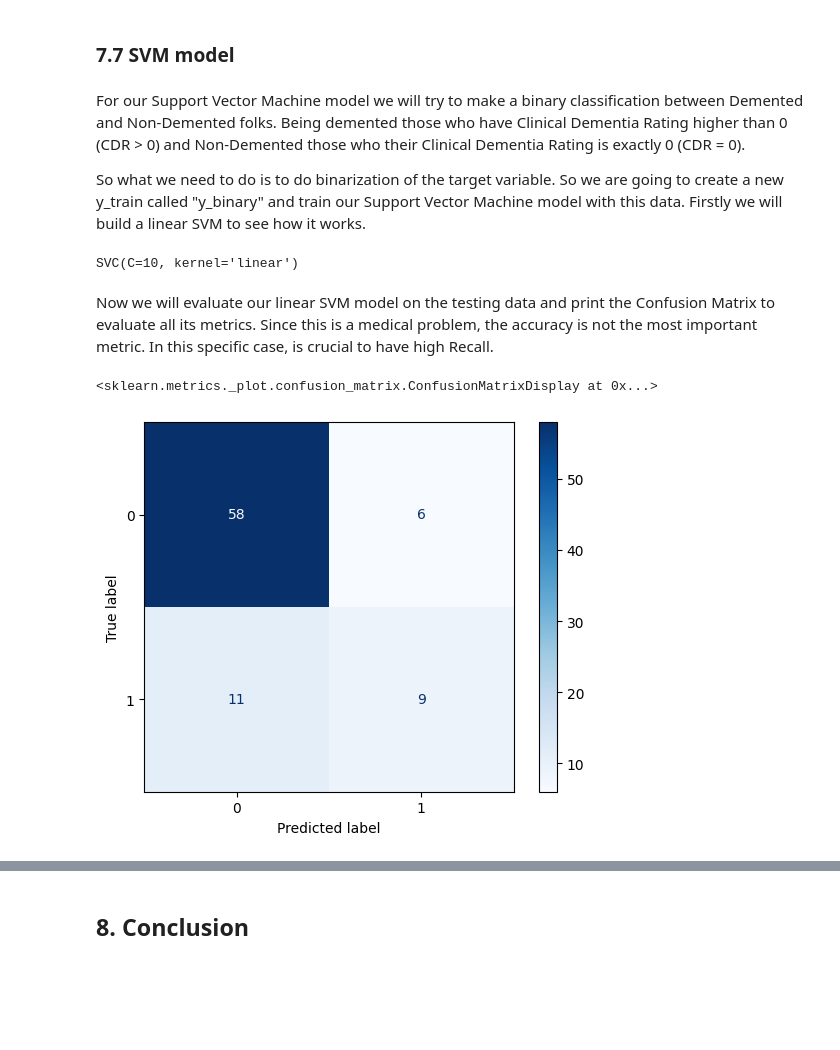
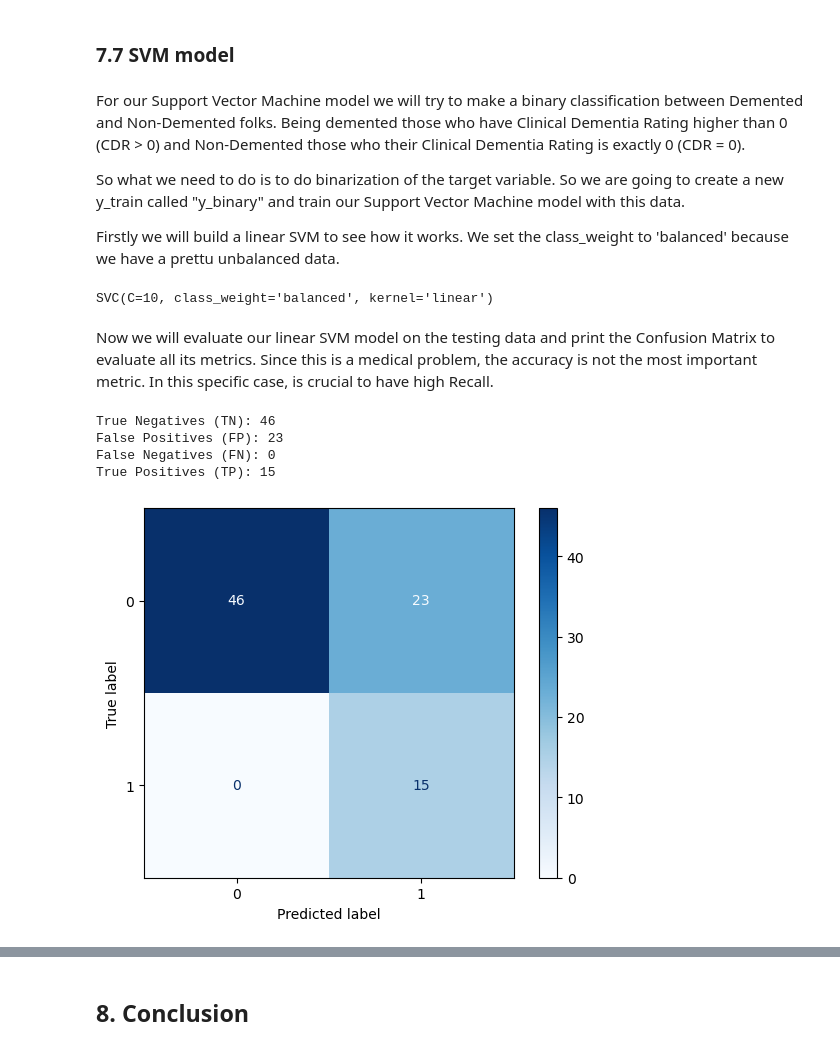
Before and after one commit to Carlos-PC05/FinalProjectCS-362, a Jupyter notebook: FinalReport_SP26_RV_PC_MASTERFILE.ipynb, the cells around one changed output, grey strips where cells are left out. Drawn from its saved outputs; the diff is of its cells as text; code cells hidden in the pictures; blank space fills up the shorter version.

Commit message:
linear SVM finished

```diff
--- a/FinalReport_SP26_RV_PC_MASTERFILE.ipynb
+++ b/FinalReport_SP26_RV_PC_MASTERFILE.ipynb
@@ -1653,29 +1656,42 @@ Overall, the Random Forest is the stronger classifier between the two. Its ensem
 For our Support Vector Machine model we will try to make a binary classification between Demented and Non-Demented folks. Being demented those who have Clinical Dementia Rating higher than 0 (CDR > 0) and Non-Demented those who their Clinical Dementia Rating is exactly 0 (CDR = 0).
 
 So what we need to do is to do binarization of the target variable. So we are going to create a new y_train called "y_binary" and train our Support Vector Machine model with this data.
-Firstly we will build a linear SVM to see how it works.
+
+Firstly we will build a linear SVM to see how it works. We set the class_weight to 'balanced' because we have a prettu unbalanced data.
 # %%
 #Creating y_binary with the new Demented vs. Non-Demente classes
 y_binary = (y_clf_train > 0).astype(int)
 y_binary_test = (y_clf_test > 0).astype(int)
 
 #Building a Linear SVM
-svm_linear = SVC(C = 10, kernel='linear')
+svm_linear = SVC(C = 10, kernel='linear', class_weight='balanced')
 svm_linear.fit(X_train, y_binary)
 # %% [output]
-SVC(C=10, kernel='linear')
+SVC(C=10, class_weight='balanced', kernel='linear')
 # %% [markdown]
 Now we will evaluate our linear SVM model on the testing data and print the Confusion Matrix to evaluate all its metrics. Since this is a medical problem, the accuracy is not the most important metric. In this specific case, is crucial to have high Recall.
 # %%
 #Make predictions
 y_test_pred = svm_linear.predict(X_test)
 
 #Build the confusion matrix
-cm_svm_linear = confusion_matrix(y_test_pred, y_binary_test)
+cm_svm_linear = confusion_matrix(y_binary_test, y_test_pred)
 
 #Plot the confusion matrix
 disp_svm_linear = ConfusionMatrixDisplay(confusion_matrix = cm_svm_linear, display_labels = svm_linear.classes_)
 disp_svm_linear.plot(cmap = plt.cm.Blues)
+
+#Getting the results
+tn, fp, fn, tp = cm_svm_linear.ravel()
+
+# Ahora puedes imprimir los resultados como texto personalizado
+print(f"True Negatives (TN): {tn}")
+print(f"False Positives (FP): {fp}")
+print(f"False Negatives (FN): {fn}")
+print(f"True Positives (TP): {tp}")
 # %% [output]
-<sklearn.metrics._plot.confusion_matrix.ConfusionMatrixDisplay at 0x...>
+True Negatives (TN): 46
+False Positives (FP): 23
+False Negatives (FN): 0
+True Positives (TP): 15
-[figure, old version]
+[figure, new version]
```
Also changed, not shown: parts of 22 cells of this notebook.
